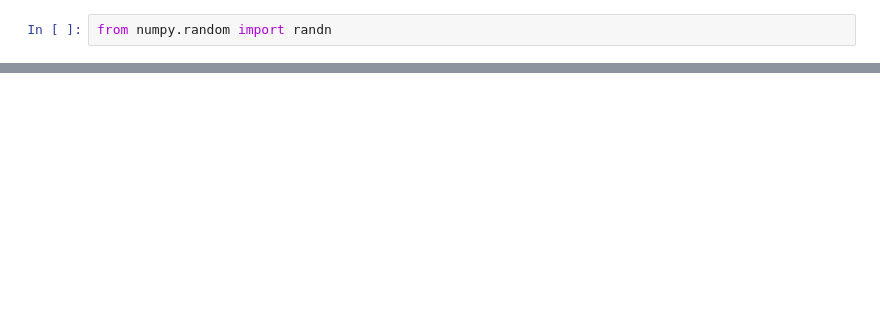
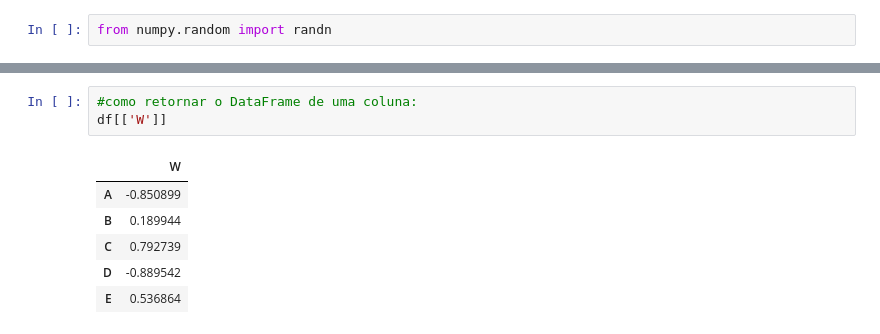
Before and after one commit to geovani2311/-understanding_pandas, a Jupyter notebook: aula_01.ipynb, the cells around one changed output, grey strips where cells are left out. Drawn from its saved outputs; the diff is of its cells as text; blank space fills up the shorter version.

```diff
--- a/aula_01.ipynb
+++ b/aula_01.ipynb
@@ -73,0 +94,10 @@ df["new"] = df["W"]
+# %%
+#como retornar o DataFrame de uma coluna:
+df[['W']]
+# %% [output]
+|  | W |
+| A | -0.850899 |
+| B | 0.189944 |
+| C | 0.792739 |
+| D | -0.889542 |
+| E | 0.536864 |
```
Also changed, not shown: parts of 24 cells of this notebook.
